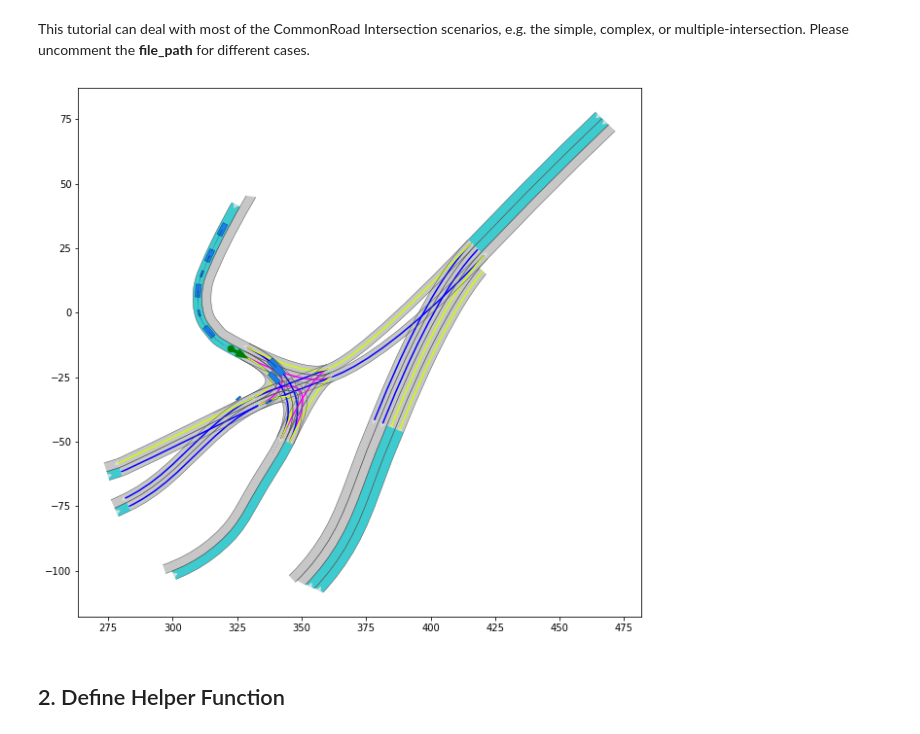
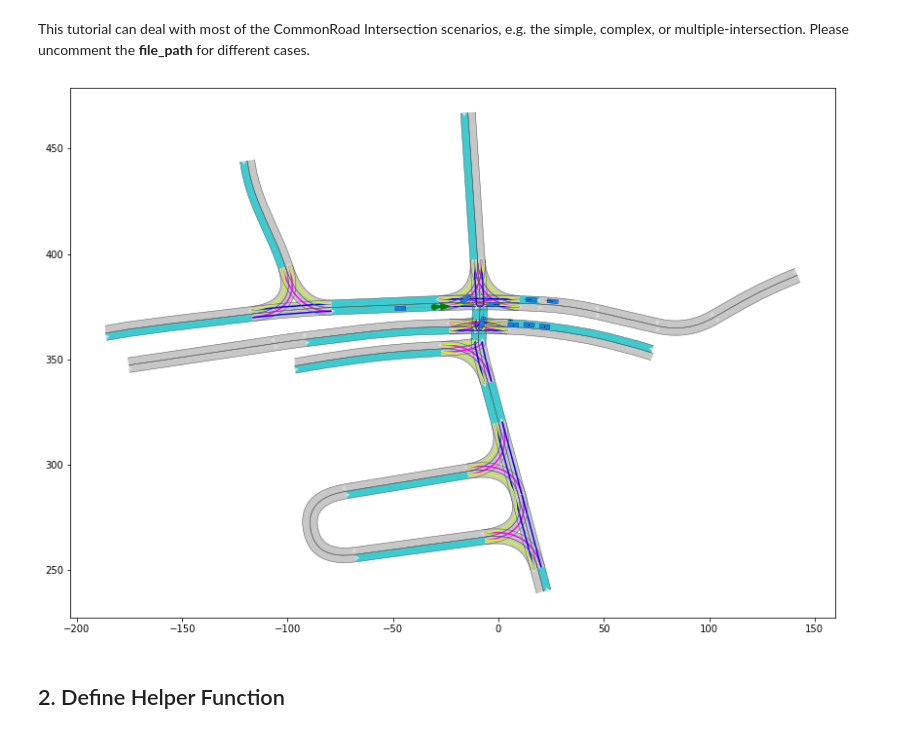
Before and after one commit to CommonRoad/commonroad-io, a Jupyter notebook: tutorials/intersection/Intersection.ipynb, the cells around one changed output. Cells and saved outputs as stored; diff of their text form; code cells hidden in the pictures.

Commit message:
add new test scenarios for intersection

```diff
--- a/tutorials/intersection/Intersection.ipynb
+++ b/tutorials/intersection/Intersection.ipynb
@@ -17,36 +17,35 @@ from IPython import display
 # import functions to read xml file and visualize commonroad objects
 from commonroad.common.file_reader import CommonRoadFileReader
 from commonroad.visualization.mp_renderer import MPRenderer
 
 from commonroad.common.file_writer import CommonRoadFileWriter
 from commonroad.common.file_writer import OverwriteExistingFile
 from commonroad.scenario.scenario import Location
 from commonroad.scenario.scenario import Tag
 
 # generate path of the file to be opened
 #file_path = "./test/DEU_Speyer-2_2_T-1.xml"                        # simple
 #file_path = "./test/test_reading_intersection_traffic_sign.xml"    # simple
 #file_path = "./test/USA_Lanker-2_1_T-1.xml"                        # multi-inter, not adjacent, complex
 #file_path = "./test/USA_Peach-4_8_T-1.xml"                         # adjacent, complex
 #file_path = "./test/ZAM_Tjunction-1_19_T-1.xml"                    # single T-junction
 #file_path = "./test/ESP_Monzon-2_4_T-1.xml"                        # multi-T-junction
-#file_path = "./test/DEU_Muehlhausen-2_2_T-1.xml"                   # multi-inter
-file_path = "./test/ESP_Ceuta-1_2_T-1.xml"                         # multi-inter
+file_path = "./test/DEU_Muehlhausen-2_2_T-1.xml"                   # multi-inter
 
 # read in the scenario and planning problem set
 scenario, planning_problem_set = CommonRoadFileReader(file_path).open()
 
 # plot the scenario for 40 time step, here each time step corresponds to 0.1 second
 for i in range(0, 1):
     plt.figure(figsize=(25, 10))
     rnd = MPRenderer()
     # plot the scenario at different time step
     scenario.draw(rnd, draw_params={'time_begin': i})
     # plot the planning problem set
     planning_problem_set.draw(rnd)
     rnd.render()
 # %% [output]
-[figure, old version]
+[figure, new version]
 # %% [markdown]
 ## 2. Define Helper Function
 # %%
```
Also changed, not shown: parts of 2 cells of this notebook, 3 other files.
